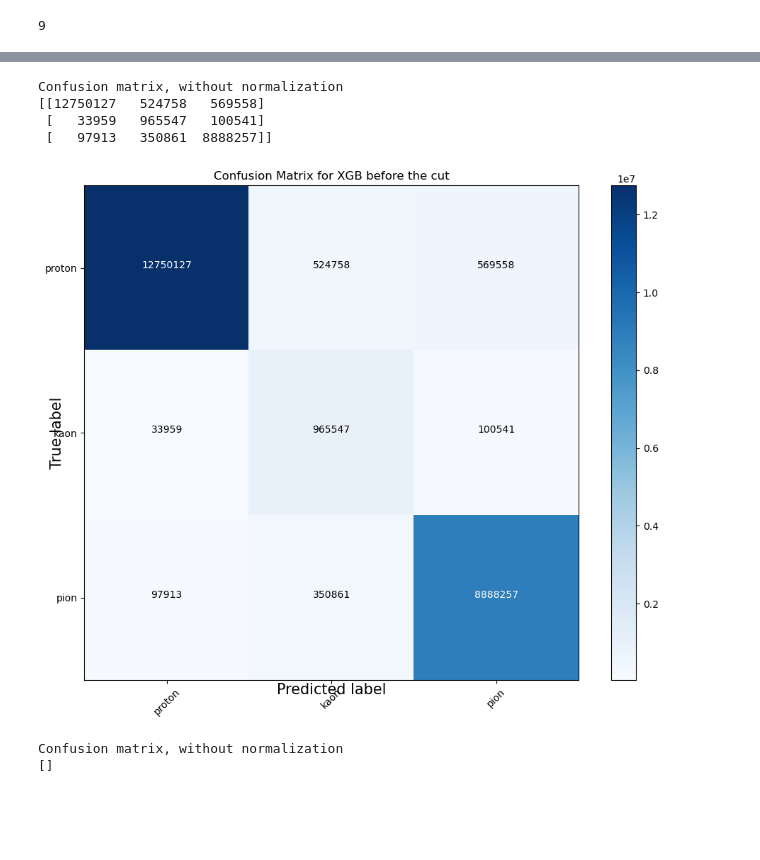
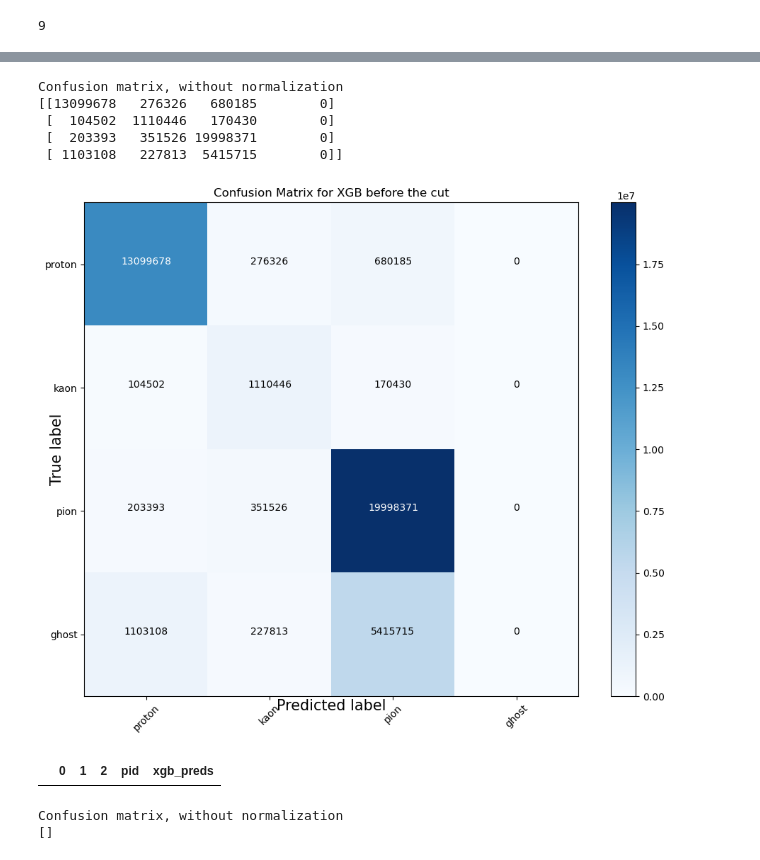
Before and after one commit to julnow/inz, a Jupyter notebook: jupyter/ml_xgb_proton-kaon-pion.ipynb, the cells around one changed output, grey strips where cells are left out. Saved outputs shown, nothing was run; the diff lists cells and outputs as text; code cells hidden in the pictures; blank space fills up the shorter version.

```diff
--- a/jupyter/ml_xgb_proton-kaon-pion.ipynb
+++ b/jupyter/ml_xgb_proton-kaon-pion.ipynb
@@ -148,11 +161,4 @@ particles.iloc[0:10,:]
 | 7 | 2.392806 | 799.488831 | 0.938272 | 0.797633 | 2.902039 | 0.525945 | -2.242081 | -0.327134 | -0.411827 | 2.853981 | 1.702715 | ... |
 | 8 | 1.850685 | 789.529785 | 0.938272 | 0.846571 | 1.639466 | 0.502803 | -2.817674 | -0.476655 | -0.160034 | 1.560461 | 1.175702 | ... |
 | 9 | 2.942980 | 789.671509 | 0.139570 | -0.122846 | 2.048410 | 0.215339 | -1.962645 | -0.082237 | -0.199017 | 2.037060 | 2.768784 | ... |
-# %%
-#we'll set other particles to one pid code (ghost)
-for particle in particles['pid'].unique(): #don't differentiate between anti
-    if not Pid.is_known_particle(particle):
-        particles.replace(particle, Pid.GHOST.value, inplace=True)
-    if particle < 0 and Pid.is_known_particle(abs(particle)):
-        particles.replace(particle, abs(particle), inplace=True)
 # %%
@@ -252,7 +257,7 @@ print(xgb_bo.max['params'])
 # %%
 # max_param = xgb_bo.max['params']
-max_param = {'alpha': 2.4795458474542675, 'gamma': 1.0, 'learning_rate': 0.01,
-             'max_depth': 8.276291526665569}
+max_param = {'alpha': 10.995638405516468, 'gamma': 0.612732720238707,
+             'learning_rate': 0.01, 'max_depth': 6.89616938096525}
 param= {'alpha': max_param['alpha'], 'gamma': max_param['gamma'], 'learning_rate': max_param['learning_rate'],
         'max_depth': int(round(max_param['max_depth'],0)), 'num_class':np.unique(dtrain.get_label()).shape[0],
         'objective':'multi:softprob','eval_metric': 'mlogloss',
@@ -282,26 +302,8 @@ particlesTest.columns = particlesTest.columns.str.replace('Complex_', '')
 #                  & ((bckgr['Candidates_mass'] > lower5SigmaCutBckgr)
 #                  & (bckgr['Candidates_mass'] < lower5SigmaCutSign) | (bckgr['Candidates_mass']>upper5SigmaCutSign)
 gc.collect()
-#let's add velocity field
-particlesTest['v'] = particlesTest['l']/particlesTest['t']
-particlesTest = clean_df(particlesTest)
-#we'll set other particles to one pid code (ghost)
-for particle in particlesTest['pid'].unique(): #don't differentiate between anti
-    if not Pid.is_known_particle(particle):
-        particlesTest.replace(particle, Pid.GHOST.value, inplace=True)
-    if particle < 0 and Pid.is_known_particle(abs(particle)):
-        particlesTest.replace(particle, abs(particle), inplace=True)
-
-#changing ids to (0. nmb] for xgboost training
-for particle in Pid:
-    if particle == Pid.PROTON:
-        particlesTest['pid'].replace(particle.value, 0, inplace=True)
-    if particle == Pid.KAON:
-        particlesTest['pid'].replace(particle.value, 1, inplace=True)
-    if particle == Pid.PION:
-        particlesTest['pid'].replace(particle.value, 2, inplace=True)
-    else:
-        particlesTest = particlesTest[particlesTest['pid'] != particle.value]
+#changign to the same pid as in training
+particlesTest['pid'] = particlesTest.pid.abs().map(defaultdict(lambda: 4, {Pid.PROTON.value : 0, Pid.KAON.value : 1, Pid.PION.value : 2}),na_action='ignore')
 particlesTest.iloc[0:10,:]
 # %% [output]
 |  | eta | l | mass | mass2 | p | pT | phi | px | py | pz | rapidity | ... |
@@ -400,25 +419,26 @@ def plot_confusion_matrix(cm, classes,
     plt.xlabel('Predicted label',fontsize = 15)
 # %%
 
-classes = ['proton', 'kaon', 'pion']
+classes = ['proton', 'kaon', 'pion', 'ghost']
 # for particle in Pid:
 #     classes.append(str(particle).replace('Pid.', ''))
 np.set_printoptions(precision=2)
 cnf_matrix = confusion_matrix(whole_test['pid'], whole_test['xgb_preds'])#, labels=[1,0])
 np.set_printoptions(precision=2)
 fig, axs = plt.subplots(figsize=(10, 8))
 axs.yaxis.set_label_coords(-0.04,.5)
 axs.xaxis.set_label_coords(0.5,-.005)
 plot_confusion_matrix(cnf_matrix, classes=classes, title='Confusion Matrix for XGB before the cut', normalize=False)
 # fig.savefig(directory+'img/xgb_12agev/chi2geo/confusion_matrix_extreme_gradient_boosting_whole_data.pdf')
 # fig.savefig(directory+'img/xgb_12agev/chi2geo/confusion_matrix_extreme_gradient_boosting_whole_data.png')
 plt.show()
 # %% [output]
 Confusion matrix, without normalization
-[[12750127   524758   569558]
- [   33959   965547   100541]
- [   97913   350861  8888257]]
+[[13099678   276326   680185        0]
+ [  104502  1110446   170430        0]
+ [  203393   351526 19998371        0]
+ [ 1103108   227813  5415715        0]]
-[figure, old version]
+[figure, new version]
 # %%
 #cut on probability
 whole_test = whole_test.drop(columns=['xgb_preds'])
@@ -427,3 +447,7 @@ whole_test = whole_test[ whole_test[[0, 1]].max(axis = 1) > proba]
 whole_test['xgb_preds']=whole_test.iloc[:,:(len(whole_test.columns)-1)].idxmax(axis = 1)
+# %%
+whole_test
+# %% [output]
+|  | 0 | 1 | 2 | pid | xgb_preds |
 # %%
 
```
Also changed, not shown: parts of 17 cells of this notebook.
